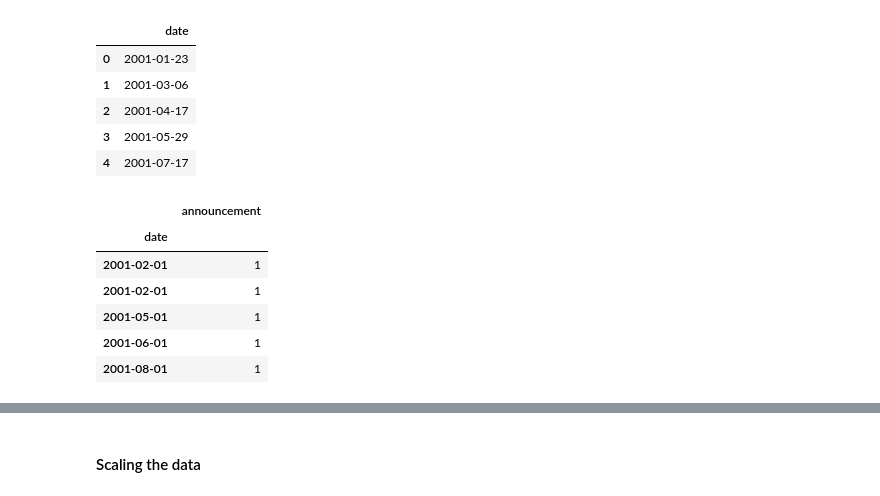
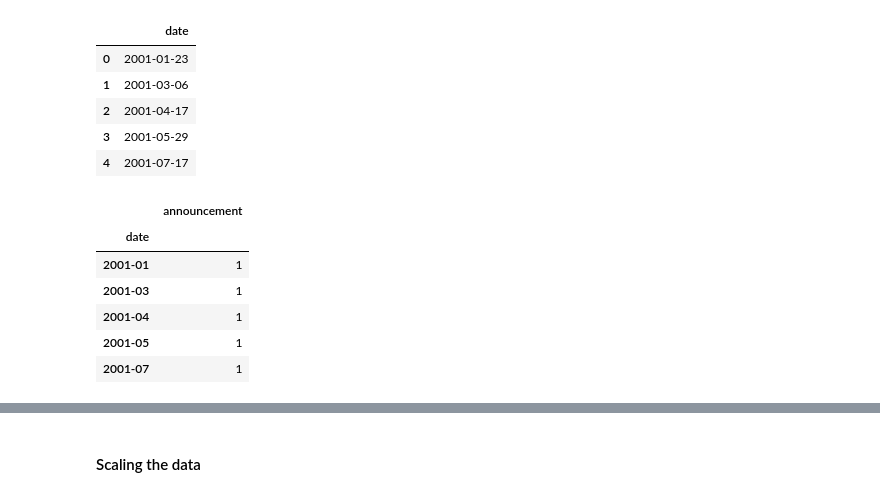
Before and after one commit to FleaBusyBeeBergs/dtsa5506-pipeline, a Jupyter notebook: dtsa5506_final_project.ipynb, the cells around one changed output, grey strips where cells are left out. Saved outputs shown, nothing was run; the diff lists cells and outputs as text; code cells hidden in the pictures.

```diff
--- a/dtsa5506_final_project.ipynb
+++ b/dtsa5506_final_project.ipynb
@@ -275,8 +275,12 @@ rate_df.rename(columns={'Value': 'rate',
                inplace = True)
 # %%
 # merge tables with monthly data
-data = wage_df.merge(rmpi_df, on = 'date', how = 'outer') \
-              .merge(cpi_df, on = 'date', how = 'outer')
+data = wage_df.merge(rmpi_df,
+                     on = 'date',
+                     how = 'outer')\
+              .merge(cpi_df,
+                     on = 'date',
+                     how = 'outer')
 # %%
 print(data)
 print(data.info())
@@ -419,10 +467,47 @@ rate_announcements = rate_announcements.set_index('date')
+# %%
+def preprocess_rate_announcements(rate_announcements):
+    """
+    Preprocesses rate announcement data by setting the effective date to the
+    first day of the announcement month.
+
+    Args:
+        rate_announcements (pd.DataFrame): DataFrame containing rate announcements
+            with a 'date' column.
+
+    Returns:
+        pd.DataFrame: Preprocessed DataFrame with 'date' as the index, representing
+            the first day of the announcement month, and an 'announcement' column.
+    """
+
+    # Convert 'date' column to datetime objects
+    rate_announcements['date'] = pd.to_datetime(rate_announcements['date'])
+
+    # Set the 'effective_date' to the first day of the announcement month
+    rate_announcements['effective_date'] = rate_announcements['date'].dt.to_period('M').dt.to_timestamp()
+
+    # Add 'announcement' column
+    rate_announcements['announcement'] = 1
+
+    # Drop original 'date' and rename 'effective_date' to 'date'
+    rate_announcements = rate_announcements.drop(columns=['date'])
+    rate_announcements = rate_announcements.rename(columns={'effective_date': 'date'})
+
+    # Set 'date' as the index
+    rate_announcements = rate_announcements.set_index('date')
+
+    # format date - Access and format the index instead of a column
+    rate_announcements.index = pd.to_datetime(rate_announcements.index).strftime('%Y-%m')
+    #rate_announcements['date'] = pd.to_datetime(rate_announcements['date']).dt.strftime('%Y-%m')
+
+    return rate_announcements
 # %%
+rate_announcements = preprocess_rate_announcements(rate_announcements)
 rate_announcements.head()
 # %% [output]
 |  | announcement |
 | date |  |
-| 2001-02-01 | 1 |
-| 2001-02-01 | 1 |
-| 2001-05-01 | 1 |
-| 2001-06-01 | 1 |
-| 2001-08-01 | 1 |
+| 2001-01 | 1 |
+| 2001-03 | 1 |
+| 2001-04 | 1 |
+| 2001-05 | 1 |
+| 2001-07 | 1 |
```
Also changed, not shown: parts of 41 cells of this notebook.
